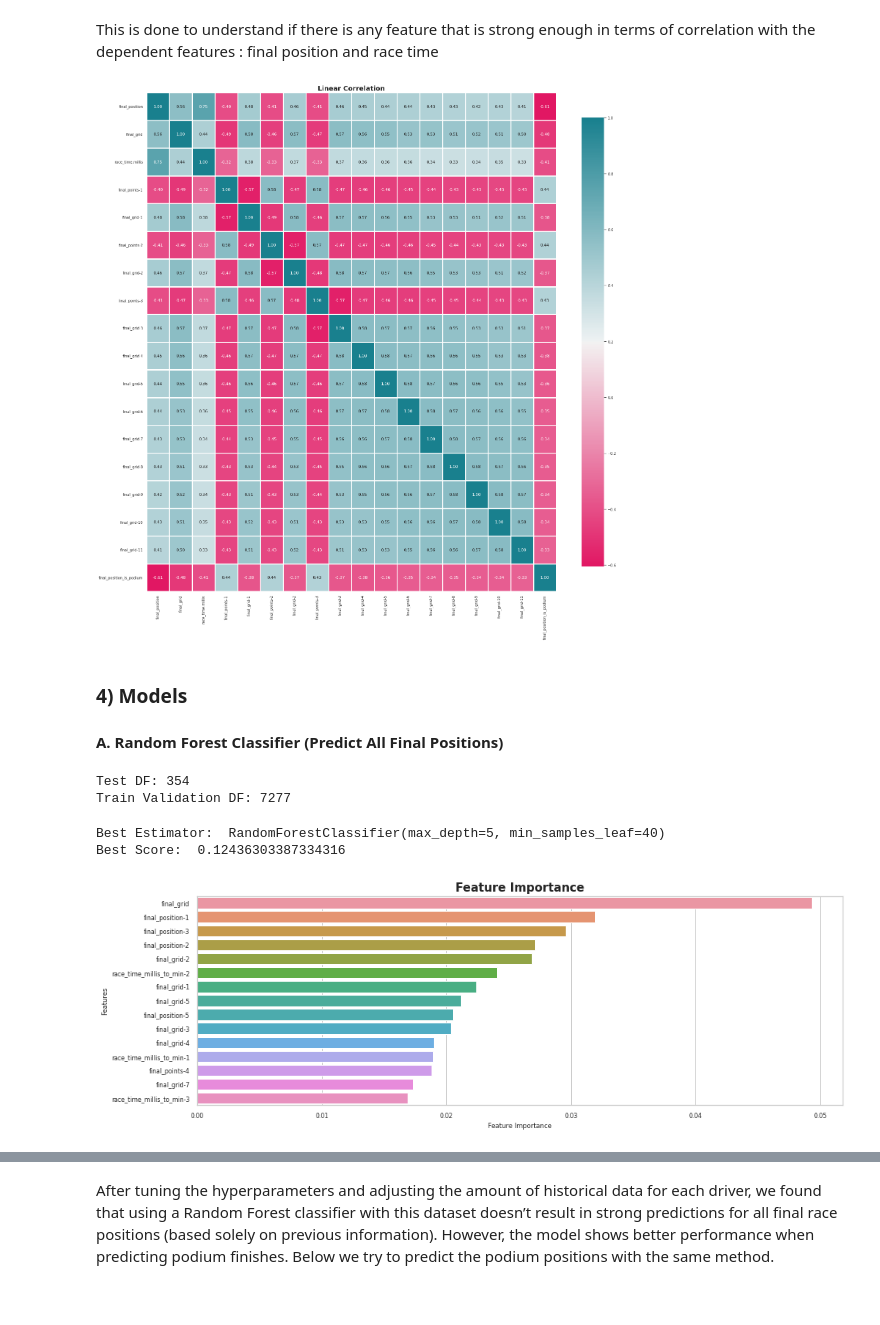
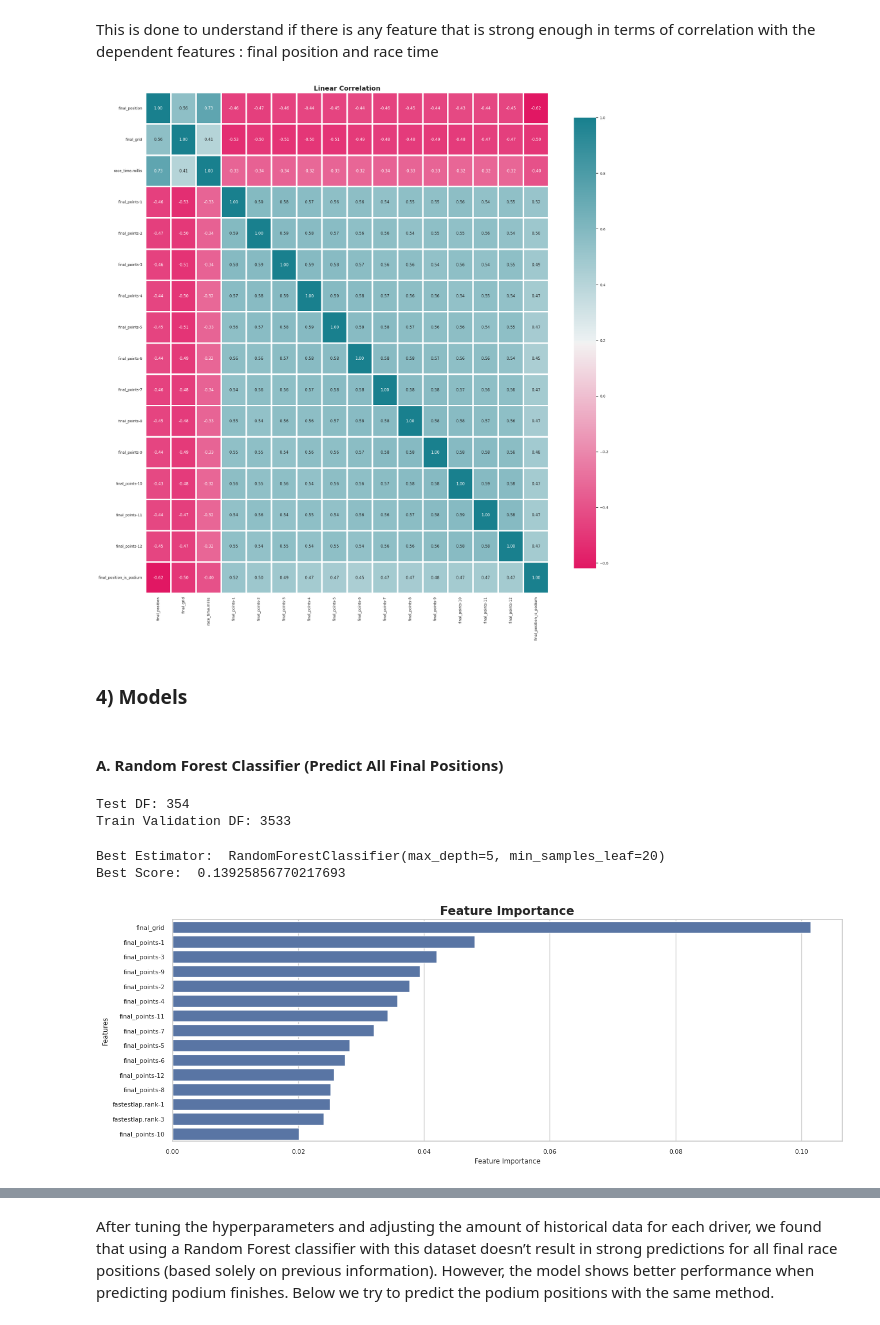
Before and after one commit to GabyCisnerosV/F1_NoName, a Jupyter notebook: 3_Model_1.ipynb, the cells around one changed output, grey strips where cells are left out. Cells and saved outputs as stored; diff of their text form; code cells hidden in the pictures.

```diff
--- a/3_Model_1.ipynb
+++ b/3_Model_1.ipynb
@@ -37,6 +40,7 @@ plt.figure(dpi=150)
 path = 'C:/Users/gabri/Dropbox/Gaby/Proyectos/My_Portafolio/F1/Data/'
 
 ResultsDF=pd.read_csv(path+"ResultsDF.csv")
+ResultsDF=ResultsDF[ResultsDF["season"]>=2014]
 # %% [markdown]
 ### 2) Data Preprocessing
 # %%
@@ -61,12 +65,12 @@ selected_features_general=[col for col in ResultsDF.columns if col not in select
 # Not all the features in these dataframe are available before hand.
 # Below we remove features we don't know before the race starts (apart from dependent variables).
 # Here we add features to each observation to have a view of what happened the races before to the same driver
-features_to_add_from_the_past=['driverid',"season-round",'final_position', 'final_points','final_grid',
+features_to_add_from_the_past=['driverid',"season-round",'final_position','final_grid', 'final_points',
                                'final_laps','race_time.millis','fastestlap.rank', 'fastestlap.lap',
-                               'fastestlap.averagespeed.speed', 'fastestlap.time.in_milliseconds','race_time_millis_to_max',
-                               'race_time_millis_to_min', 'race_time_millis_to_avg']
+                               'fastestlap.averagespeed.speed', 'fastestlap.time.in_milliseconds','race_time_millis_to_max_ratio',
+                               'race_time_millis_to_min_ratio', 'race_time_millis_to_avg_ratio'] #'final_points'
 
-features_to_add_from_the_past+=selected_features_circuit_focused+selected_features_constructor_focused+selected_features_status_focused
+features_to_add_from_the_past+=selected_features_status_focused
 
 print(len(features_to_add_from_the_past))
 
@@ -85,7 +89,7 @@ features_to_remove=['driver_number', 'final_positionText', 'final_points','final
        'fastestlap.rank', 'fastestlap.lap', 'fastestlap.time.time','fastestlap.averagespeed.speed','racename',
        'circuit.circuitname', 'circuit.location.country', 'date','fastestlap.time.in_milliseconds',
        'season-round-driverid','race_time_millis_max_round_season','race_time_millis_min_round_season',
-       'race_time_millis_avg_round_season', 'race_time_millis_to_max','race_time_millis_to_min', 'race_time_millis_to_avg']
+       'race_time_millis_avg_round_season', 'race_time_millis_to_max_ratio','race_time_millis_to_min_ratio', 'race_time_millis_to_avg_ratio']
 features_to_remove=features_to_remove+selected_features_status_focused
 
 ResultsDF2=ResultsDF2.drop(columns=features_to_remove)
@@ -99,24 +119,25 @@ This is done to understand if there is any feature that is strong enough in term
 # %%
 
 #Create and filter correlation df by absolute correlation value
 corr_chosen=0.40
-df_corr=ResultsDF2[ResultsDF2.columns].corr()
+DF=ResultsDF2.select_dtypes(exclude=['object'])
+df_corr=DF[DF.columns].corr()
 # high_corr_var=df_corr[(df_corr["race_time.millis"].abs() > corr_chosen)].index
 high_corr_var=df_corr[(df_corr["final_position"].abs() > corr_chosen)].index
 filtered_corr=df_corr.loc[high_corr_var,high_corr_var]
 
 #Plot df
 sns.set_theme(style="whitegrid", font_scale=0.9,font="DejaVu Sans")
 fig, axs = plt.subplots(figsize=(25,25))
 cmap = sns.diverging_palette(0, 210, 95, 49, as_cmap=True)
 sns.heatmap(filtered_corr, annot=True, fmt=".2f", linewidths=3, cmap=cmap,cbar_kws={"shrink": .9},ax=axs)
 axs.set_title('Linear Correlation',fontsize=18,fontweight='bold')
 plt.show()
 # %% [output]
-[figure, old version]
+[figure, new version]
+# %% [markdown]
+### 4) Models
 # %% [markdown]
-### 4) Models
-
 #### A. Random Forest Classifier (Predict All Final Positions)
 # %%
 # SPLIT TRAIN, VALIDATION AND TEST DFs
@@ -136,7 +157,7 @@ X_test = TEST_DF.drop(columns=[TARGET])
 y_test = TEST_DF[TARGET]
 # %% [output]
 Test DF: 354
-Train Validation DF: 7277
+Train Validation DF: 3533
 # %%
 # CROSS VALIDATION AND HYPERPARAMETER TUNING
 # RESULTS SHOWN WITH PERSONALIZED FUNCTIONS
@@ -160,9 +181,9 @@ cv_results,best_model=F1_Modelling_Extra_Functions.grid_search_show_results(gs=g
                                                                             feature_importance_num_features=15,
                                                                             figuresize=(15,5))
 # %% [output]
-Best Estimator:  RandomForestClassifier(max_depth=5, min_samples_leaf=40)
-Best Score:  0.12436303387334316
+Best Estimator:  RandomForestClassifier(max_depth=5, min_samples_leaf=20)
+Best Score:  0.13925856770217693
-[figure, old version]
+[figure, new version]
 # %%
 # Try model in test set
 y_pred = best_model.predict(X_test)
```
Also changed, not shown: parts of 18 cells of this notebook.
